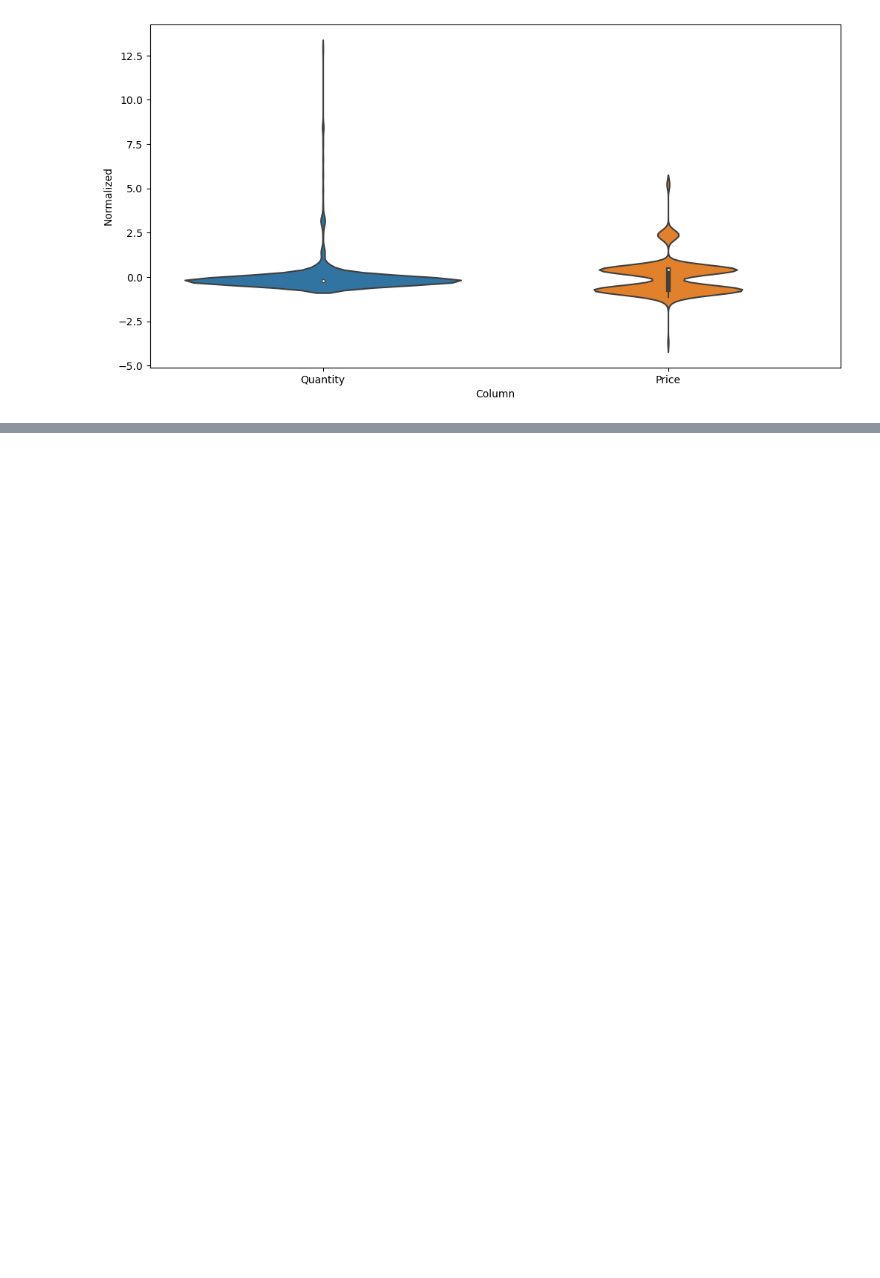
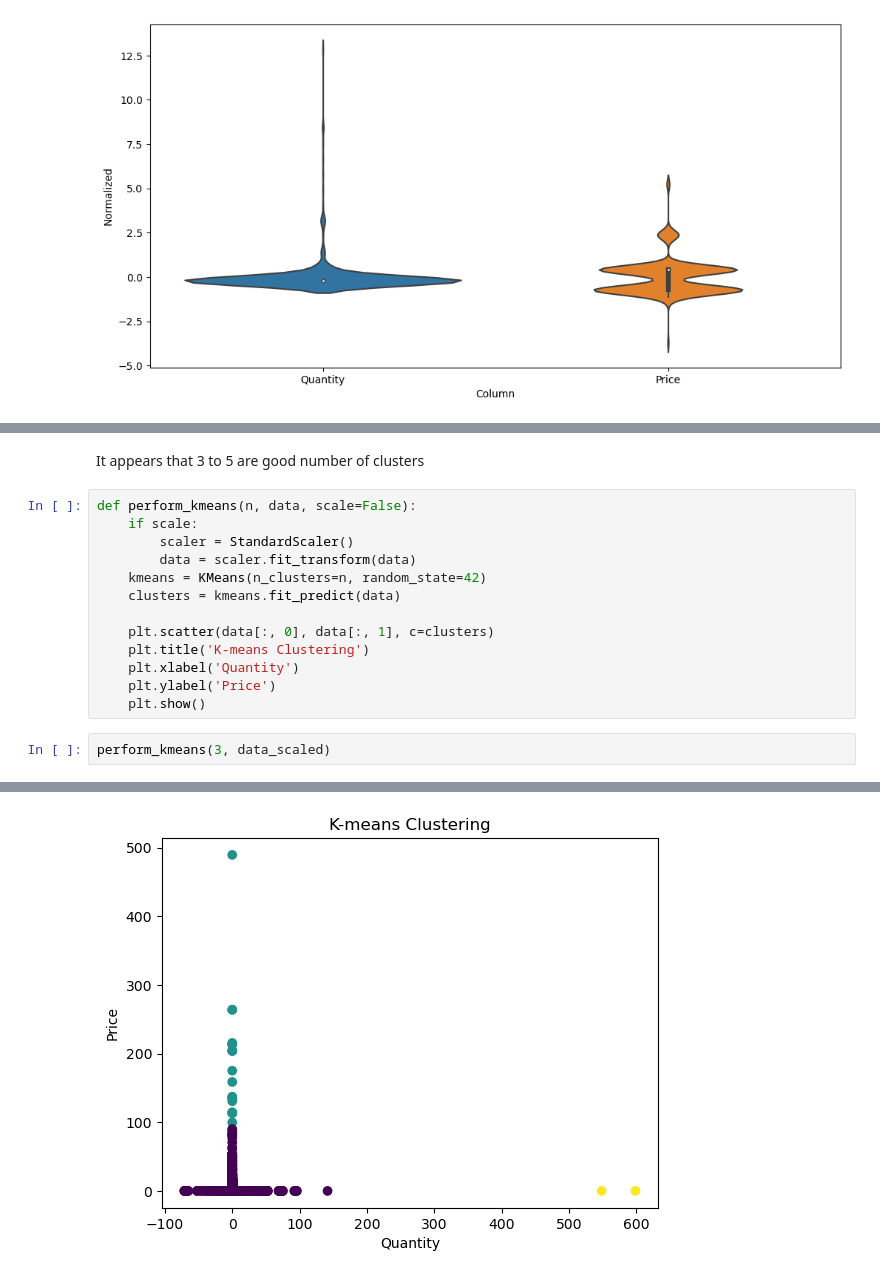
Before and after one commit to Hoomaaan/Retail-Store-Challenge, a Jupyter notebook: main.ipynb, the cells around one changed output, grey strips where cells are left out. Cells and saved outputs as stored; diff of their text form; blank space fills up the shorter version.

```diff
--- a/main.ipynb
+++ b/main.ipynb
@@ -516,0 +686,18 @@ ValueError: Found input variables with inconsistent numbers of samples: [731, 78
+# %% [markdown]
+It appears that 3 to 5 are good number of clusters
+# %%
+def perform_kmeans(n, data, scale=False):
+    if scale:
+        scaler = StandardScaler()
+        data = scaler.fit_transform(data)
+    kmeans = KMeans(n_clusters=n, random_state=42)
+    clusters = kmeans.fit_predict(data)
+
+    plt.scatter(data[:, 0], data[:, 1], c=clusters)
+    plt.title('K-means Clustering')
+    plt.xlabel('Quantity')
+    plt.ylabel('Price')
+    plt.show()
+# %%
+perform_kmeans(3, data_scaled)
+# %% [output]
@@ -516,0 +705 @@ ValueError: Found input variables with inconsistent numbers of samples: [731, 78
+[figure, added]
```
Also changed, not shown: parts of 21 cells of this notebook.
